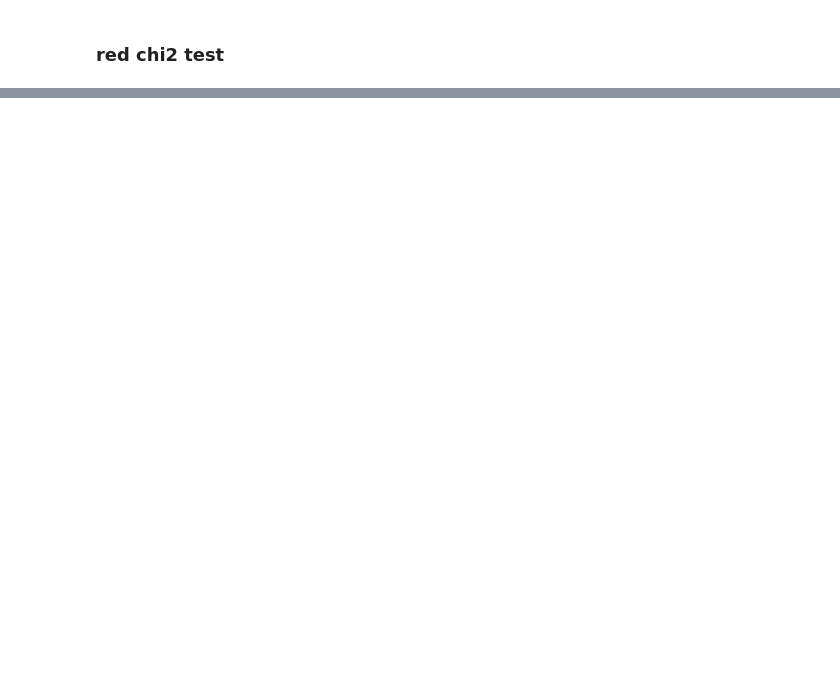
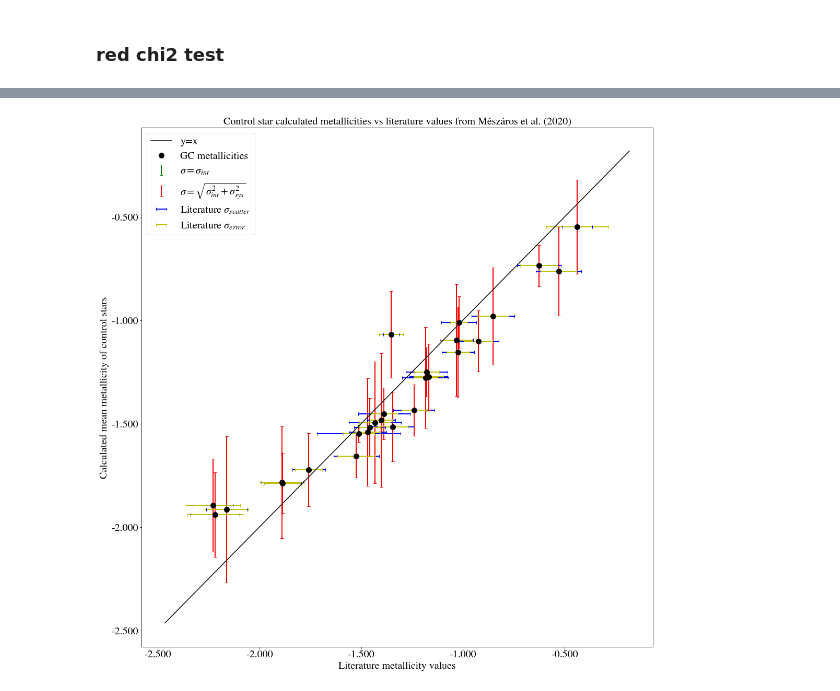
Before and after one commit to ryanwang787/Extra_tidal_star_search, a Jupyter notebook: SURP 2023 Project-Copy13-N(ctrl)-sigma(cluster)-Metallicity.ipynb, the cells around one changed output, grey strips where cells are left out. Drawn from its saved outputs; the diff is of its cells as text; code cells hidden in the pictures; blank space fills up the shorter version.

```diff
--- a/SURP 2023 Project-Copy13-N(ctrl)-sigma(cluster)-Metallicity.ipynb
+++ b/SURP 2023 Project-Copy13-N(ctrl)-sigma(cluster)-Metallicity.ipynb
@@ -2499,0 +853,2 @@ plt_fe2(GC_stars_Fe['NGC_5139'][group0], 10, 'NGC_5139 Group0', 'tsne')
+# %%
+metallicities_lit = pd.read_excel('metallicities_lit.xlsx')
@@ -2499,0 +861,21 @@ plt_fe2(GC_stars_Fe['NGC_5139'][group0], 10, 'NGC_5139 Group0', 'tsne')
+# %%
+mean_arr = np.empty(len(results_dict), dtype=float)
+sigma_sys_arr = np.empty(len(results_dict), dtype=float)
+sigma_int_arr = np.empty(len(results_dict), dtype=float)
+
+for i, k in enumerate(results_dict):
+    mean_arr[i] = results_dict[k]['x'][0]
+    sigma_sys_arr[i] = results_dict[k]['x'][1]
+
+    if k == 'NGC_6553':
+        sigma_int_arr[i] = np.nan
+    else:
+        sigma_xx = hess_inv_dict[k][0]
+        sigma_yy = hess_inv_dict[k][1]
+        sigma_int = np.sqrt(sigma_xx**2 + sigma_yy**2)
+
+        sigma_int_arr[i] = sigma_int
+# %%
+sigma_tot_arr = np.empty(len(results_dict), dtype=float)
+for i in range(len(sigma_sys_arr)):
+    sigma_tot_arr[i] = np.sqrt(sigma_sys_arr[i]**2 + sigma_int_arr[i]**2)
@@ -2499,0 +919,24 @@ plt_fe2(GC_stars_Fe['NGC_5139'][group0], 10, 'NGC_5139 Group0', 'tsne')
+# %%
+fig, ax = plt.subplots(1, figsize=(15,15))
+ax.errorbar(paper_avg, mean_arr, color='k', marker='o', linestyle='none', markersize='10', elinewidth=3, label=r'GC metallicities')
+ax.errorbar(paper_avg, mean_arr, yerr = sigma_int_arr, color='g', marker='o', linestyle='none', markersize='0', elinewidth=2, capsize=3, label=r'$\sigma=\sigma_{int}$')
+ax.errorbar(paper_avg, mean_arr, yerr = sigma_tot_arr, color='r', marker='o', linestyle='none', markersize='0', elinewidth=2, capsize=3, label=r'$\sigma=\sqrt{\sigma_{int}^2+\sigma_{sys}^2}$')
+ax.errorbar(paper_avg, mean_arr, xerr = paper_std, color='b', marker='o', linestyle='none', markersize='0', elinewidth=2, capsize=3, label=r'Literature $\sigma_{scatter}$')
+ax.errorbar(paper_avg, mean_arr, xerr = paper_err, color='y', marker='o', linestyle='none', markersize='0', elinewidth=2, capsize=3, label=r'Literature $\sigma_{error}$')
+
+
+ax.set_title('Control star calculated metallicities vs literature values from Mészáros et al. (2020)', fontsize=20)
+ax.set_xlabel('Literature metallicity values', fontsize=20)
+ax.set_ylabel('Calculated mean metallicity of control stars', fontsize=20)
+ax.set_xticklabels(paper_avg, fontsize=20)
+ax.set_yticklabels(mean_arr, fontsize=20)
+lims = [np.min([ax.get_xlim(), ax.get_ylim()]), np.max([ax.get_xlim(), ax.get_ylim()])]
+ax.xaxis.set_major_formatter(FormatStrFormatter('%.3f'))
+ax.yaxis.set_major_formatter(FormatStrFormatter('%.3f'))
+ax.plot(lims, lims, 'k', label='y=x')
+ax.legend(fontsize=20, loc='best')
+plt.tight_layout()
+plt.savefig('metallicity_comp.png', dpi=200)
+plt.show()
+# %% [output]
+[figure, added]
```
Also changed, not shown: parts of 81 cells of this notebook, 30 other files.
